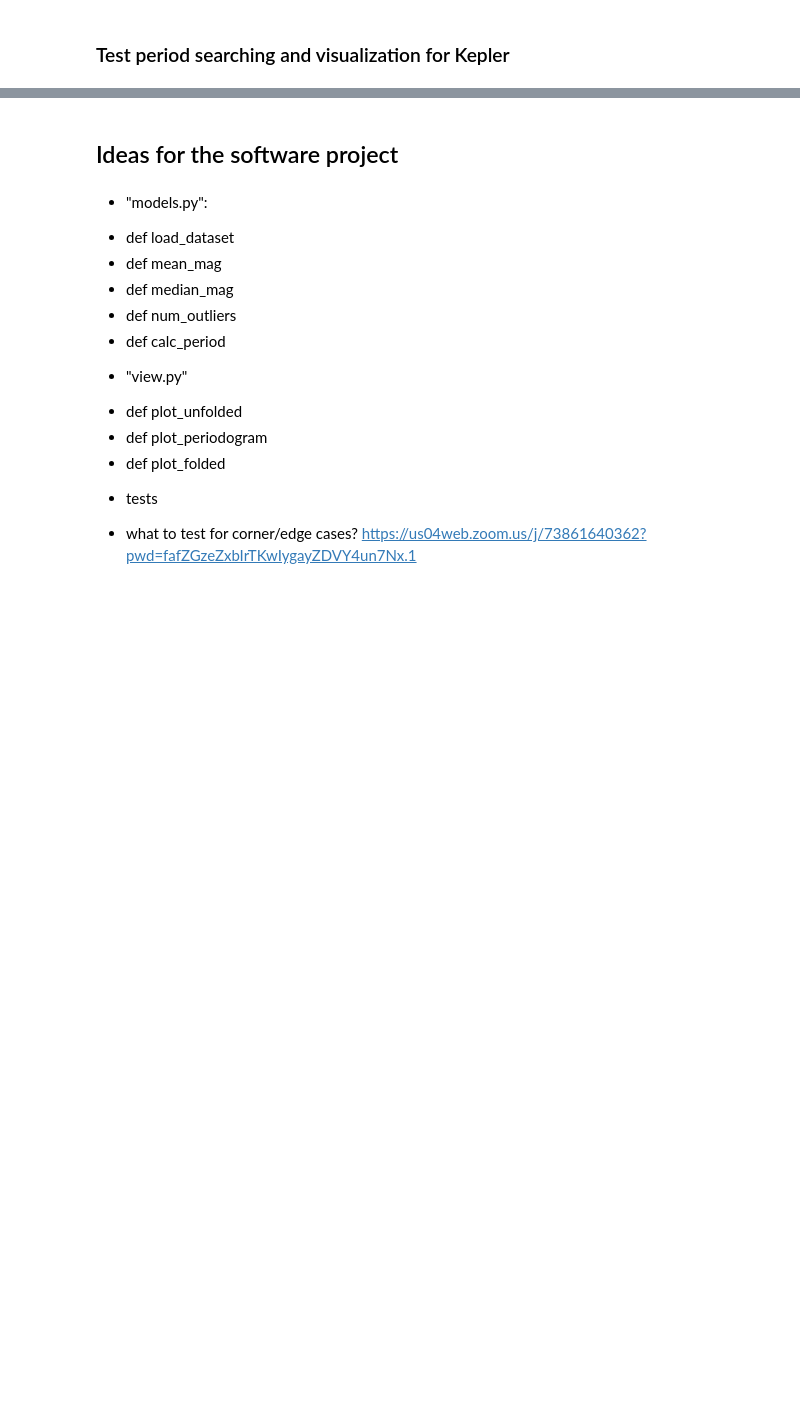
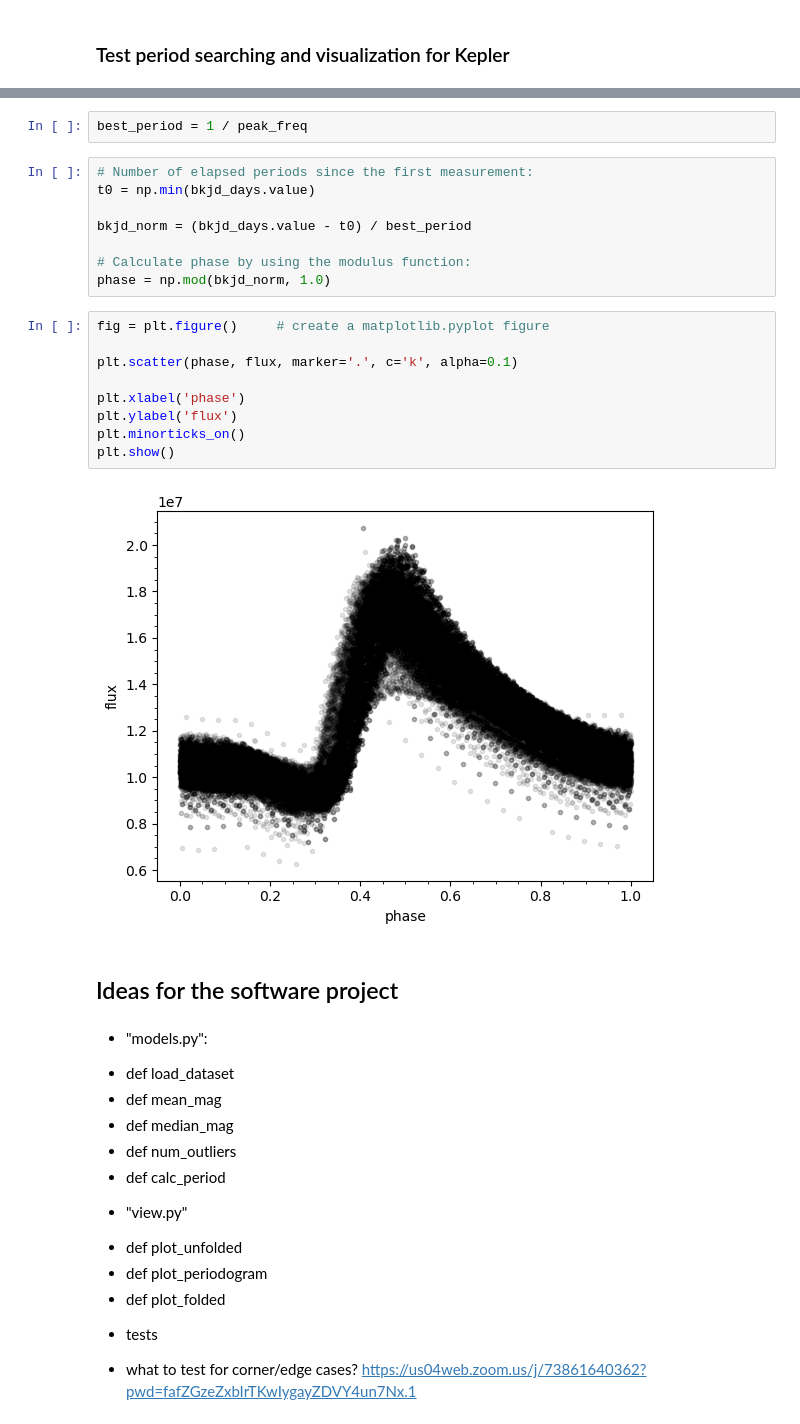
Before and after one commit to ShrRa/InterPython_Workshop_Example, a Jupyter notebook: light-curve-analysis.ipynb, the cells around one changed output, grey strips where cells are left out. Drawn from its saved outputs; the diff is of its cells as text; blank space fills up the shorter version.

```diff
--- a/light-curve-analysis.ipynb
+++ b/light-curve-analysis.ipynb
@@ -228,3 +270,24 @@ plt.show()
+# %%
+best_period = 1 / peak_freq
+# %%
+# Number of elapsed periods since the first measurement:
+t0 = np.min(bkjd_days.value)
+
+bkjd_norm = (bkjd_days.value - t0) / best_period
+
+# Calculate phase by using the modulus function:
+phase = np.mod(bkjd_norm, 1.0)
+# %%
+fig = plt.figure()     # create a matplotlib.pyplot figure
+
+plt.scatter(phase, flux, marker='.', c='k', alpha=0.1)
+
+plt.xlabel('phase')
+plt.ylabel('flux')
+plt.minorticks_on()
+plt.show()
+# %% [output]
+[figure, added]
 # %% [markdown]
 ## Ideas for the software project
 # %% [markdown]
```
Also changed, not shown: parts of 13 cells of this notebook.
